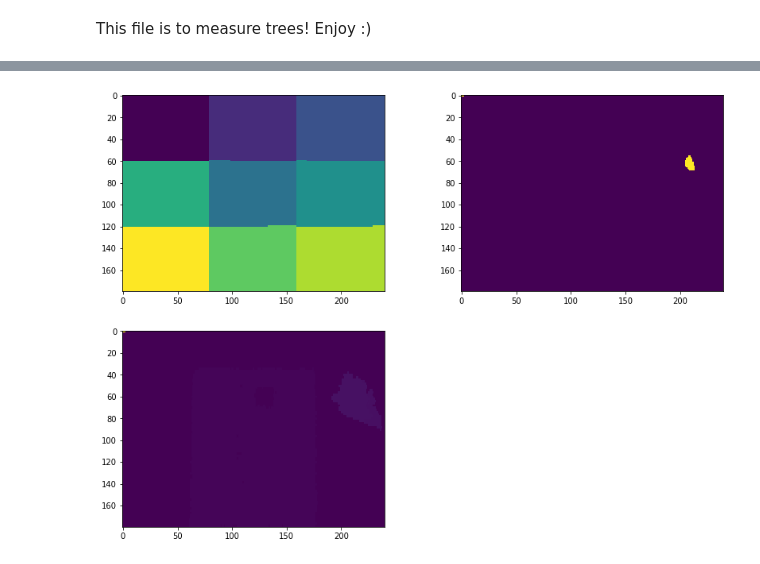
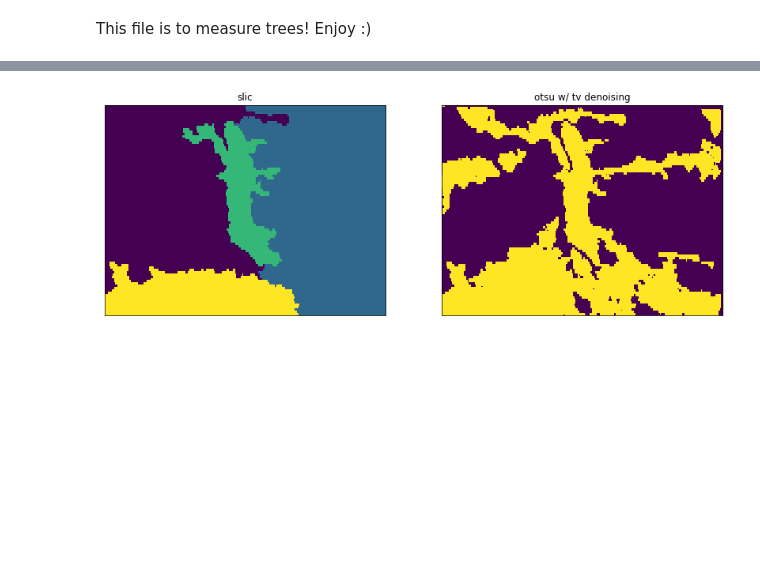
Before and after one commit to ameliaholcomb/trees, a Jupyter notebook: TreeProcessing/TreeProcessor.ipynb, the cells around one changed output, grey strips where cells are left out. Saved outputs shown, nothing was run; the diff lists cells and outputs as text; code cells hidden in the pictures; blank space fills up the shorter version.

Commit message:
Progress on Sample 5

```diff
--- a/TreeProcessing/TreeProcessor.ipynb
+++ b/TreeProcessing/TreeProcessor.ipynb
@@ -52,14 +53,14 @@ def extract_data(sample, capture, raw_data=False):
     else:
         depth_range = data[capture][:,2]
 
-    return data[capture][:,0], data[capture][:,1], depth_range
+    return data[capture][:,0], data[capture][:,1], depth_range.astype(np.float64)
 
 
 # Indicate whether raw data is being used
 raw_data = True
 
 # Sample
-sample = 4
+sample = 5
 
 # Data file
 capture = 0
@@ -108,7 +109,7 @@ MAX_DIST = 4
 raw_data = True
 
 # Sample
-sample = 1
+sample = 5
 
 # Data file
 capture = 0
@@ -247,7 +338,7 @@ MAX_DIST = 4
 raw_data = True
 
 # Sample
-sample = 3
+sample = 5
 
 # Data file
 capture = 0
@@ -299,37 +390,72 @@ the estimated DBH = 3.726cm
 # %%
+%matplotlib inline
+
 # Part 1: Simple image segmentation to estimate diameter from this angle
-sample_num = 2
-data_num = 0
+sample_num = 5
+data_num = 3
 
-def get_data(sample_num, data_num, raw_data=False, confidence=False):
-    data = read_tree_sample(sample_num, raw_data=raw_data)
-    print(type(data[data_num]))
-    d = data[data_num]
-    print(d.shape)
+raw_data = True
+
+def get_data(sample, capture, raw_data=False):
+    X, Y, data = get_depth_map(sample, capture, raw_data=raw_data)
+
+    return data
+
+# def get_data(sample_num, data_num, raw_data=False, confidence=False):
+#     data = read_tree_sample(sample_num, raw_data=raw_data)
+#     print(type(data[data_num]))
+#     d = data[data_num]
+#     print(d.shape)
 
 
-    if confidence:
-        im = np.reshape(d[:,2:], (*SHAPE, 2))
-    else:
-        im = np.reshape(d[:,2], SHAPE)
-    return im
+#     if confidence:
+#         im = np.reshape(d[:,2:], (*SHAPE, 2))
+#     else:
+#         im = np.reshape(d[:,2], SHAPE)
+
+#     # If using a raw
+#     return im
+
+def segment_slic(im, seg_params):#sigma, compactness, n_segments):
+    sigma = seg_params['sigma']
+    compactness = seg_params['compactness']
+    n_segments = seg_params['n_segments']
+    multichannel = False
+    return seg.slic(im, n_segments=n_segments, sigma=sigma,
+                    compactness=compactness, multichannel=multichannel)
 
 def segment_thresh(im):
     im_thresh = filters.threshold_otsu(im)
     return im > im_thresh
 
-def segment_slic(im):
-    return seg.slic(im, n_segments=9, sigma=0.1)
-
 def denoise_tv(im):
     return denoise_tv_chambolle(im, weight=0.3)
 
-im = get_data(sample_num, data_num, raw_data=False, confidence=True)
+sigma = 0 # 0.1
+compactness = 0.001
+n_segments = 10
+seg_params = {
+    'sigma': sigma,
+    'compactness': compactness,
+    'n_segments': n_segments
+}
+
+X, Y, im = extract_data(sample_num, data_num, raw_data=raw_data)
+im = np.reshape(im, SHAPE)
+
 fig = plt.figure(2, figsize=(14,10))
-ax1 = fig.add_subplot(2,2,1)
-ax1.imshow(segment_slic(im[:,:,0]))
-ax2 = fig.add_subplot(2,2,2)
-ax2.imshow(segment_thresh(denoise_tv(im[:,:,0])))
-ax3 = fig.add_subplot(2,2,3)
-ax3.imshow(im[:,:,0])
+
+ax1 = fig.add_subplot(1,2,1)
+ax1.title.set_text('slic')
+ax1.imshow(segment_slic(im[:,:], seg_params))
+ax1.axes.get_xaxis().set_visible(False)
+ax1.axes.get_yaxis().set_visible(False)
+
+ax2 = fig.add_subplot(1,2,2)
+ax2.title.set_text('otsu w/ tv denoising')
+ax2.imshow(segment_thresh(denoise_tv(im[:,:])))
+ax2.axes.get_xaxis().set_visible(False)
+ax2.axes.get_yaxis().set_visible(False)
+
+fig.show()
 # %% [output]
@@ -340 +464 @@ ax3.imshow(im[:,:,0])
-[figure, old version]
+[figure, new version]
```
Also changed, not shown: parts of 12 cells of this notebook, 3 other files.
